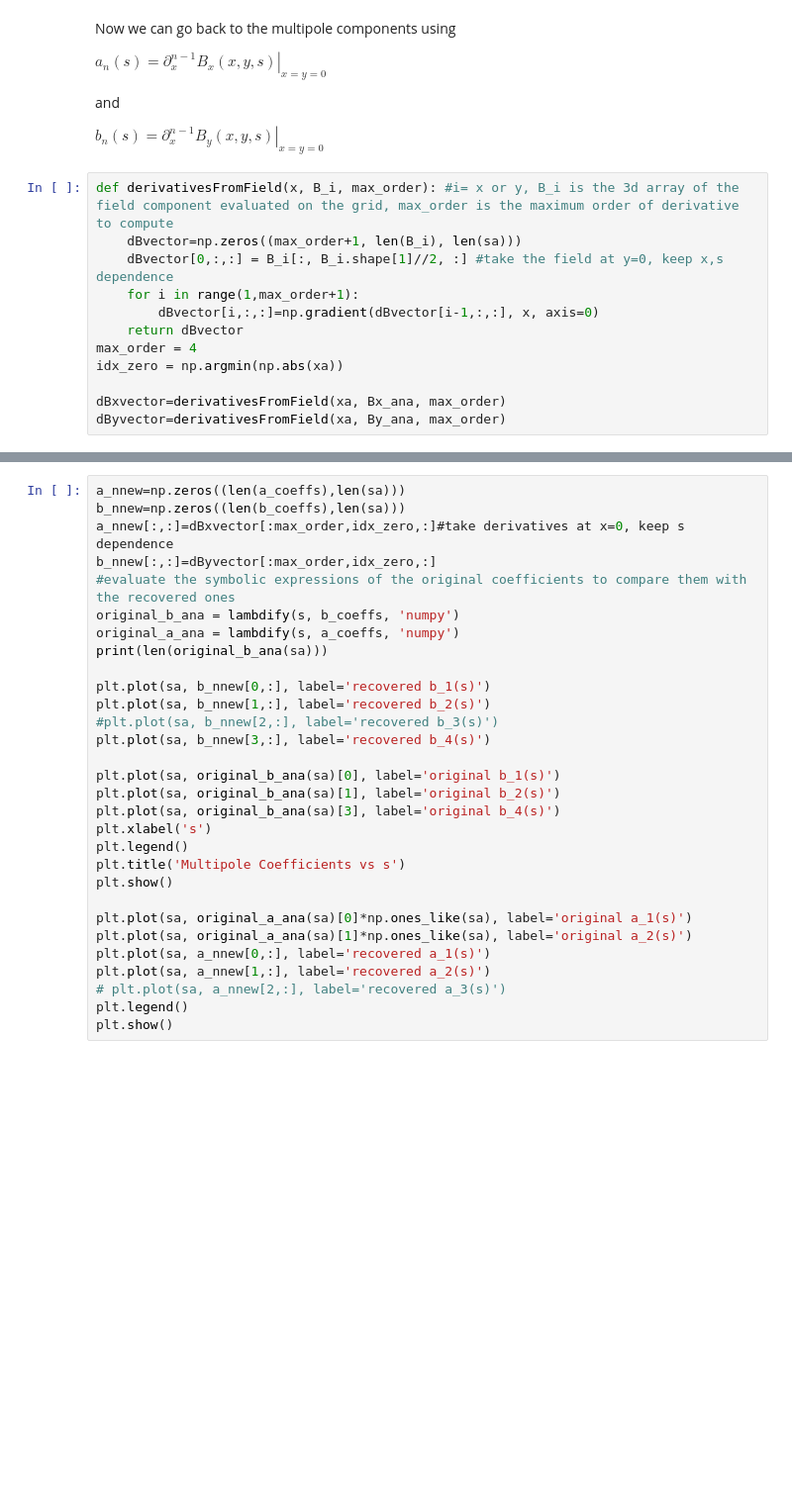
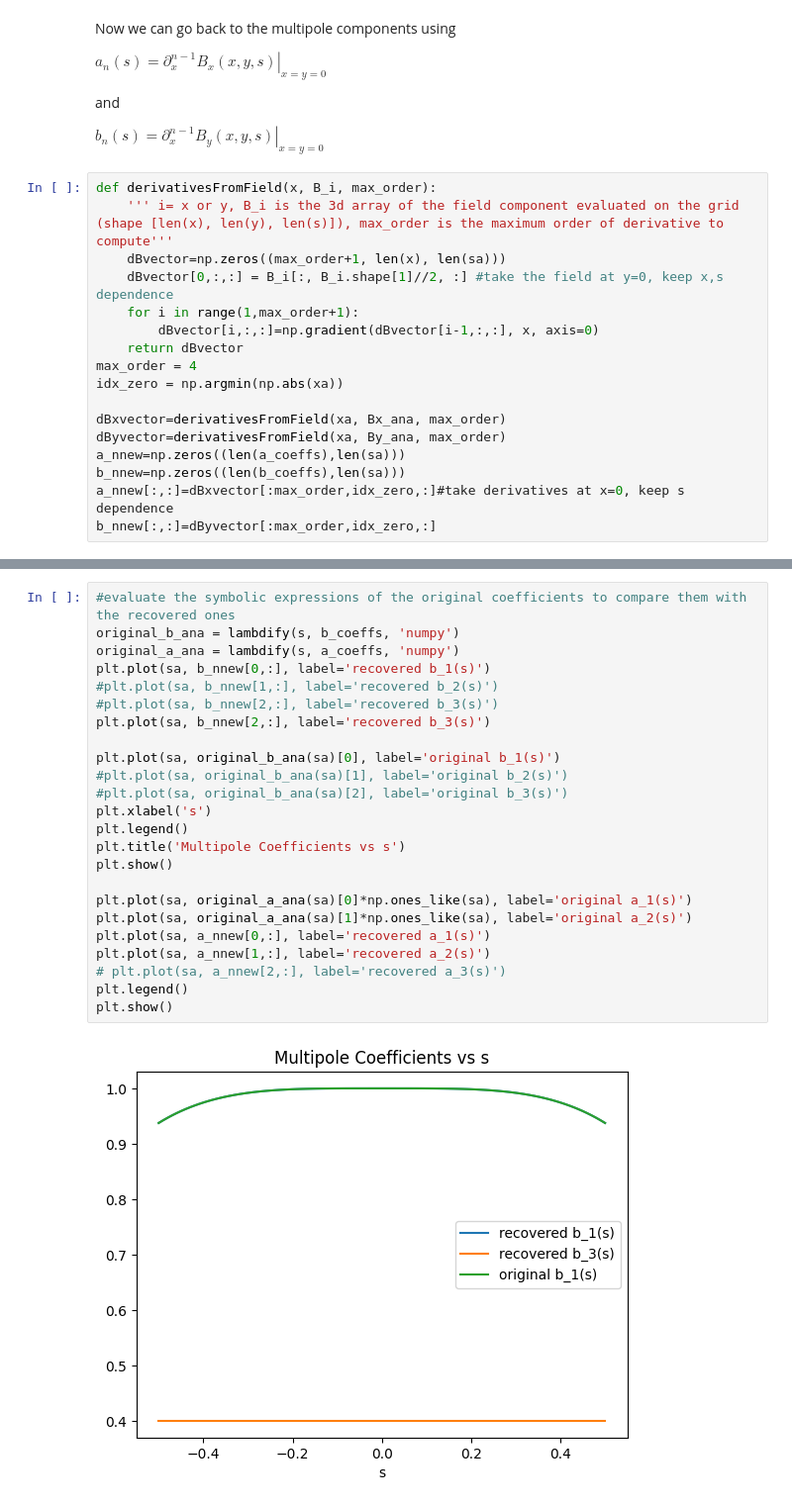
Before and after one commit to marcoliniF/bpmeth, a Jupyter notebook: preliminaryTrials/1.2abBab_FD.ipynb, the cells around one changed output, grey strips where cells are left out. Shown at 99% size. Drawn from its saved outputs; the diff is of its cells as text; blank space fills up the shorter version.

```diff
--- a/preliminaryTrials/1.2abBab_FD.ipynb
+++ b/preliminaryTrials/1.2abBab_FD.ipynb
@@ -46,8 +54,9 @@ and
 
 $ b_{n}(s) = \left. \partial^{n-1}_x B_y(x,y,s) \right|_{x=y=0} $
 # %%
-def derivativesFromField(x, B_i, max_order): #i= x or y, B_i is the 3d array of the field component evaluated on the grid, max_order is the maximum order of derivative to compute
-    dBvector=np.zeros((max_order+1, len(B_i), len(sa)))
+def derivativesFromField(x, B_i, max_order):
+    ''' i= x or y, B_i is the 3d array of the field component evaluated on the grid (shape [len(x), len(y), len(s)]), max_order is the maximum order of derivative to compute'''
+    dBvector=np.zeros((max_order+1, len(x), len(sa)))
     dBvector[0,:,:] = B_i[:, B_i.shape[1]//2, :] #take the field at y=0, keep x,s dependence
     for i in range(1,max_order+1):
         dBvector[i,:,:]=np.gradient(dBvector[i-1,:,:], x, axis=0)
@@ -57,3 +66,7 @@ idx_zero = np.argmin(np.abs(xa))
 
 dBxvector=derivativesFromField(xa, Bx_ana, max_order)
 dByvector=derivativesFromField(xa, By_ana, max_order)
+a_nnew=np.zeros((len(a_coeffs),len(sa)))
+b_nnew=np.zeros((len(b_coeffs),len(sa)))
+a_nnew[:,:]=dBxvector[:max_order,idx_zero,:]#take derivatives at x=0, keep s dependence
+b_nnew[:,:]=dByvector[:max_order,idx_zero,:]
@@ -62,30 +79,26 @@ len(Bx_ana)
 # %%
-a_nnew=np.zeros((len(a_coeffs),len(sa)))
-b_nnew=np.zeros((len(b_coeffs),len(sa)))
-a_nnew[:,:]=dBxvector[:max_order,idx_zero,:]#take derivatives at x=0, keep s dependence
-b_nnew[:,:]=dByvector[:max_order,idx_zero,:]
 #evaluate the symbolic expressions of the original coefficients to compare them with the recovered ones
 original_b_ana = lambdify(s, b_coeffs, 'numpy')
 original_a_ana = lambdify(s, a_coeffs, 'numpy')
-print(len(original_b_ana(sa)))
-
 plt.plot(sa, b_nnew[0,:], label='recovered b_1(s)')
-plt.plot(sa, b_nnew[1,:], label='recovered b_2(s)')
+#plt.plot(sa, b_nnew[1,:], label='recovered b_2(s)')
 #plt.plot(sa, b_nnew[2,:], label='recovered b_3(s)')
-plt.plot(sa, b_nnew[3,:], label='recovered b_4(s)')
+plt.plot(sa, b_nnew[2,:], label='recovered b_3(s)')
 
 plt.plot(sa, original_b_ana(sa)[0], label='original b_1(s)')
-plt.plot(sa, original_b_ana(sa)[1], label='original b_2(s)')
-plt.plot(sa, original_b_ana(sa)[3], label='original b_4(s)')
+#plt.plot(sa, original_b_ana(sa)[1], label='original b_2(s)')
+#plt.plot(sa, original_b_ana(sa)[2], label='original b_3(s)')
 plt.xlabel('s')
 plt.legend()
 plt.title('Multipole Coefficients vs s')
 plt.show()
 
 plt.plot(sa, original_a_ana(sa)[0]*np.ones_like(sa), label='original a_1(s)')
 plt.plot(sa, original_a_ana(sa)[1]*np.ones_like(sa), label='original a_2(s)')
 plt.plot(sa, a_nnew[0,:], label='recovered a_1(s)')
 plt.plot(sa, a_nnew[1,:], label='recovered a_2(s)')
 # plt.plot(sa, a_nnew[2,:], label='recovered a_3(s)')
 plt.legend()
 plt.show()
+# %% [output]
+[figure, added]
```
Also changed, not shown: parts of 8 cells of this notebook, 1 other file.
